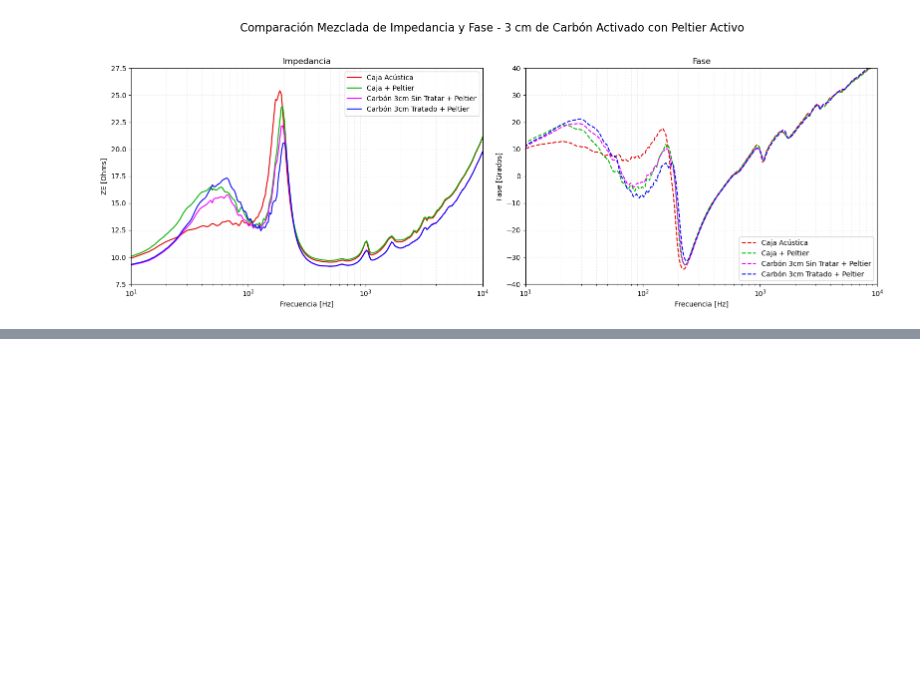
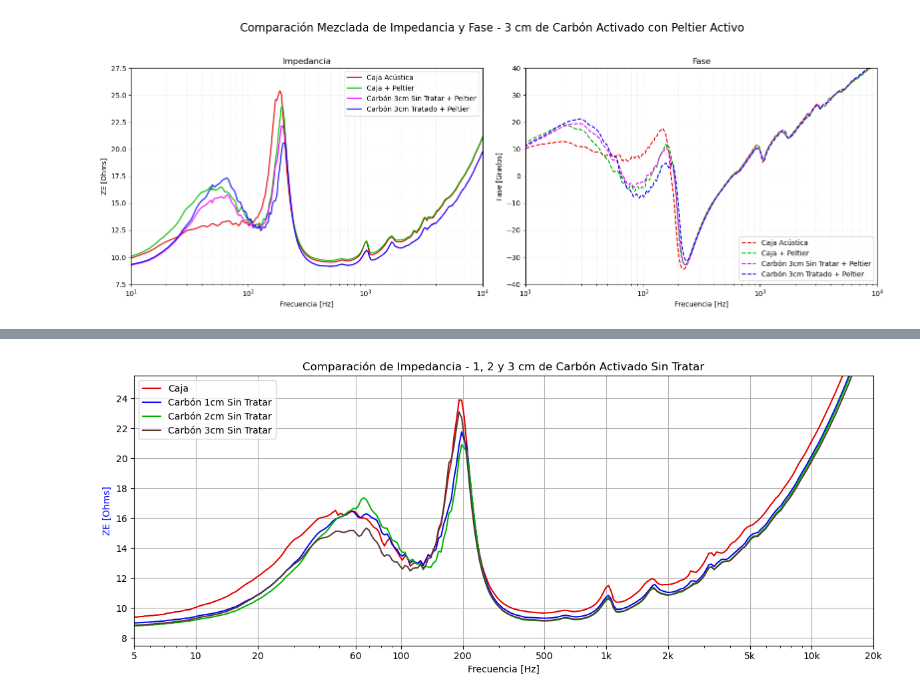
Before and after one commit to kamygam/ACUS322_Materiales_Acusticos, a Jupyter notebook: Mediciones_DATS.ipynb, the cells around one changed output, grey strips where cells are left out. Saved outputs shown, nothing was run; the diff lists cells and outputs as text; code cells hidden in the pictures; blank space fills up the shorter version.

```diff
--- a/Mediciones_DATS.ipynb
+++ b/Mediciones_DATS.ipynb
@@ -445,0 +572,30 @@ graficar_impedancia_fase_lado_a_lado(
+# %%
+# Define colores por categoría
+colores = {
+    'Caja': "#e30000", # rojo
+    'Carbón 1cm Sin Tratar':"#0408ec",       # azul
+    'Carbón 2cm Sin Tratar':   "#00b100",  # verde
+    'Carbón 3cm Sin Tratar':  "#5a3737",  # café
+}
+
+graficar_impedancia(
+    archivos=[
+        'Caja_Peltier.csv',
+        'Caja_Carbon_1cm_SinTratado.csv',
+        'Caja_Carbon_2cm_SinTratado.csv',
+        'Caja_Carbon_3cm_SinTratado.csv'
+    ],
+    etiquetas=[
+        'Caja',
+        'Carbón 1cm Sin Tratar',
+        'Carbón 2cm Sin Tratar',
+        'Carbón 3cm Sin Tratar'
+    ],
+    categorias_color=colores,
+    titulo='Comparación de Impedancia - 1, 2 y 3 cm de Carbón Activado Sin Tratar',
+    lim_x=(5, 20000),
+    lim_y=(7.5, 25.5),
+    nombre_archivo='carbon__SinTratar_imp'
+)
+# %% [output]
+[figure, added]
```
Also changed, not shown: parts of 5 cells of this notebook.
